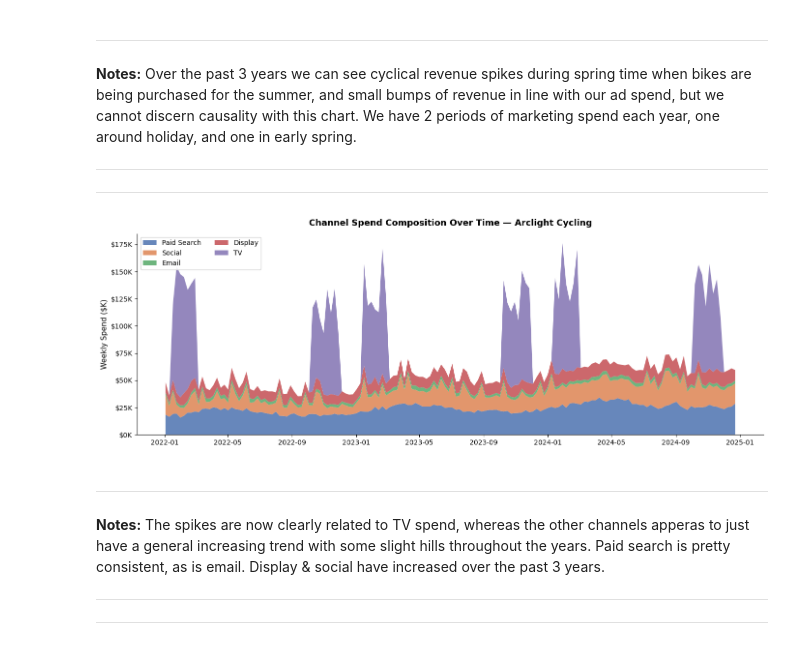
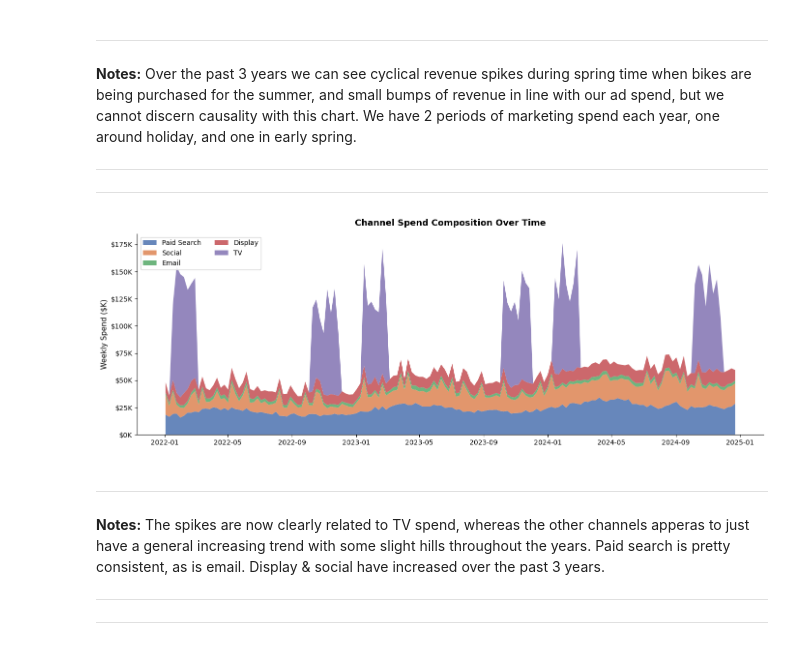
Before and after one commit to jwalluww/MarketingScience, a Jupyter notebook: mmm-bayesian/notebooks/marketing_mix_model_bayesian.ipynb, the cells around one changed output. Cells and saved outputs as stored; diff of their text form; code cells hidden in the pictures.

```diff
--- a/mmm-bayesian/notebooks/marketing_mix_model_bayesian.ipynb
+++ b/mmm-bayesian/notebooks/marketing_mix_model_bayesian.ipynb
@@ -246,21 +245,21 @@ plt.show()
 # %%
 # ── Cell 3: Channel Spend Composition Over Time ───────────────────────────────
 fig, ax = plt.subplots(figsize=(14, 5))
 
 spend_matrix = df[CHANNELS].values / 1e3
 ax.stackplot(df.week, spend_matrix.T, labels=LABELS, colors=COLORS, alpha=0.85)
 
-ax.set_title("Channel Spend Composition Over Time — Arclight Cycling",
+ax.set_title("Channel Spend Composition Over Time",
              fontweight="bold", pad=12)
 ax.set_ylabel("Weekly Spend ($K)")
 ax.yaxis.set_major_formatter(mticker.FuncFormatter(lambda x, _: f"${x:,.0f}K"))
 ax.legend(loc="upper left", framealpha=0.9, ncol=2)
 ax.set_xlabel("")
 fig.tight_layout()
 plt.savefig("02_channel_composition.png", dpi=150, bbox_inches="tight")
 plt.show()
 # %% [output]
-[figure, old version]
+[figure, new version]
 # %% [markdown]
 ***
 **Notes:** The spikes are now clearly related to TV spend, whereas the other channels apperas to just have a general increasing trend with some slight hills throughout the years. Paid search is pretty consistent, as is email. Display & social have increased over the past 3 years.
```
Also changed, not shown: parts of 13 cells of this notebook, 7 other files.
